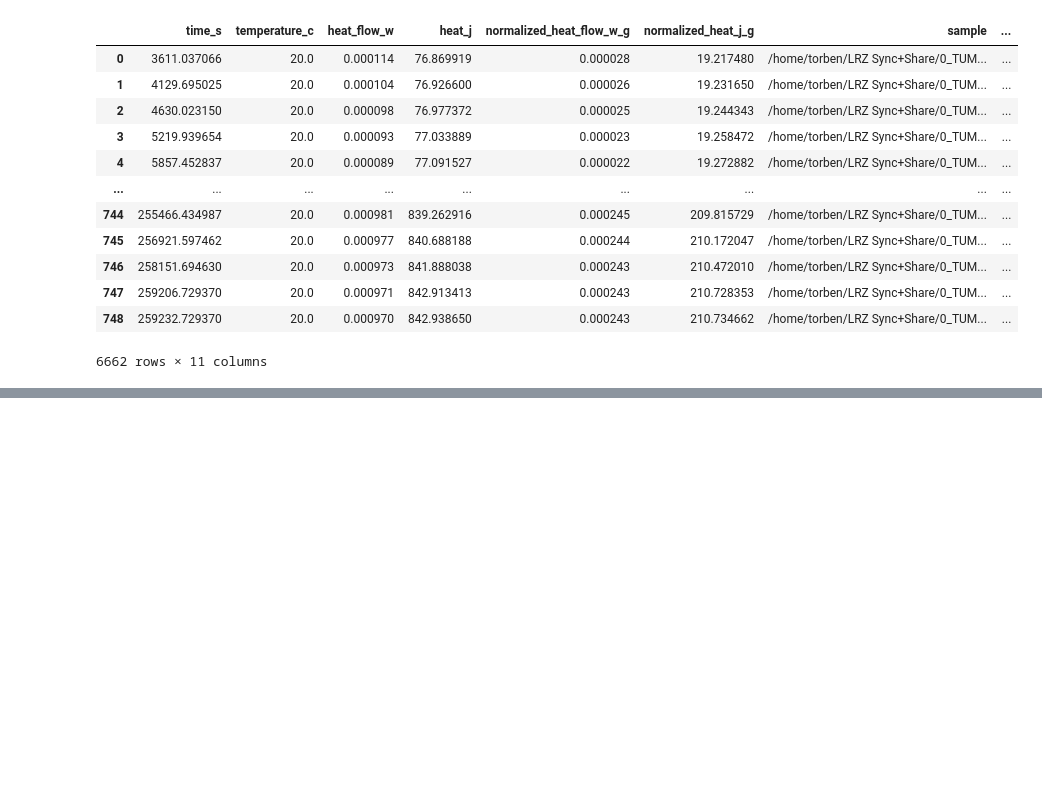
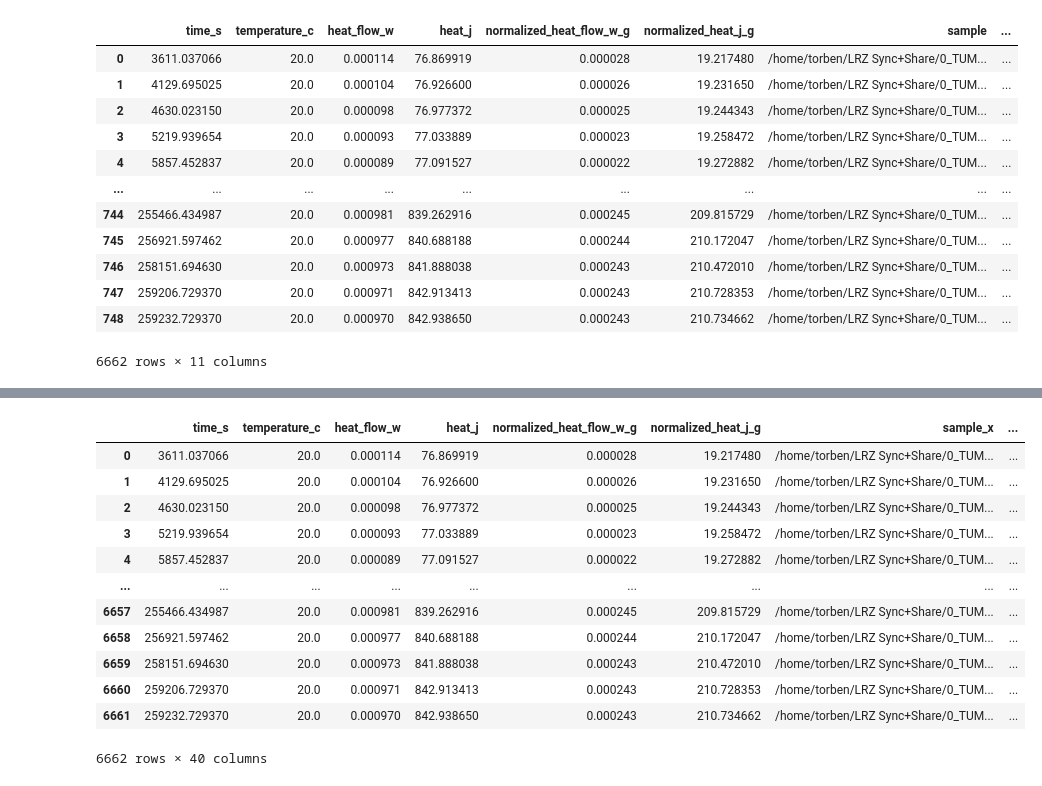
Before and after one commit to tgaedt/workshop_uv, a Jupyter notebook: notebooks/0_start.ipynb, the cells around one changed output, grey strips where cells are left out. Cells and saved outputs as stored; diff of their text form; code cells hidden in the pictures; blank space fills up the shorter version.

```diff
--- a/notebooks/0_start.ipynb
+++ b/notebooks/0_start.ipynb
@@ -51,0 +74,19 @@ plt.show()
+# %%
+metadf = pd.read_csv("workshop_uv/data/metadata_calo/metadata.csv")
+
+dfm = pd.merge(df, metadf, left_on="sample_short", right_on="sample")
+dfm
+# %% [output]
+|  | time_s | temperature_c | heat_flow_w | heat_j | normalized_heat_flow_w_g | normalized_heat_j_g | sample_x | ... |
+| 0 | 3611.037066 | 20.0 | 0.000114 | 76.869919 | 0.000028 | 19.217480 | /home/torben/LRZ Sync+Share/0_TUM... | ... |
+| 1 | 4129.695025 | 20.0 | 0.000104 | 76.926600 | 0.000026 | 19.231650 | /home/torben/LRZ Sync+Share/0_TUM... | ... |
+| 2 | 4630.023150 | 20.0 | 0.000098 | 76.977372 | 0.000025 | 19.244343 | /home/torben/LRZ Sync+Share/0_TUM... | ... |
+| 3 | 5219.939654 | 20.0 | 0.000093 | 77.033889 | 0.000023 | 19.258472 | /home/torben/LRZ Sync+Share/0_TUM... | ... |
+| 4 | 5857.452837 | 20.0 | 0.000089 | 77.091527 | 0.000022 | 19.272882 | /home/torben/LRZ Sync+Share/0_TUM... | ... |
+| ... | ... | ... | ... | ... | ... | ... | ... | ... |
+| 6657 | 255466.434987 | 20.0 | 0.000981 | 839.262916 | 0.000245 | 209.815729 | /home/torben/LRZ Sync+Share/0_TUM... | ... |
+| 6658 | 256921.597462 | 20.0 | 0.000977 | 840.688188 | 0.000244 | 210.172047 | /home/torben/LRZ Sync+Share/0_TUM... | ... |
+| 6659 | 258151.694630 | 20.0 | 0.000973 | 841.888038 | 0.000243 | 210.472010 | /home/torben/LRZ Sync+Share/0_TUM... | ... |
+| 6660 | 259206.729370 | 20.0 | 0.000971 | 842.913413 | 0.000243 | 210.728353 | /home/torben/LRZ Sync+Share/0_TUM... | ... |
+| 6661 | 259232.729370 | 20.0 | 0.000970 | 842.938650 | 0.000243 | 210.734662 | /home/torben/LRZ Sync+Share/0_TUM... | ... |
+6662 rows × 40 columns
```
Also changed, not shown: parts of 7 cells of this notebook.
